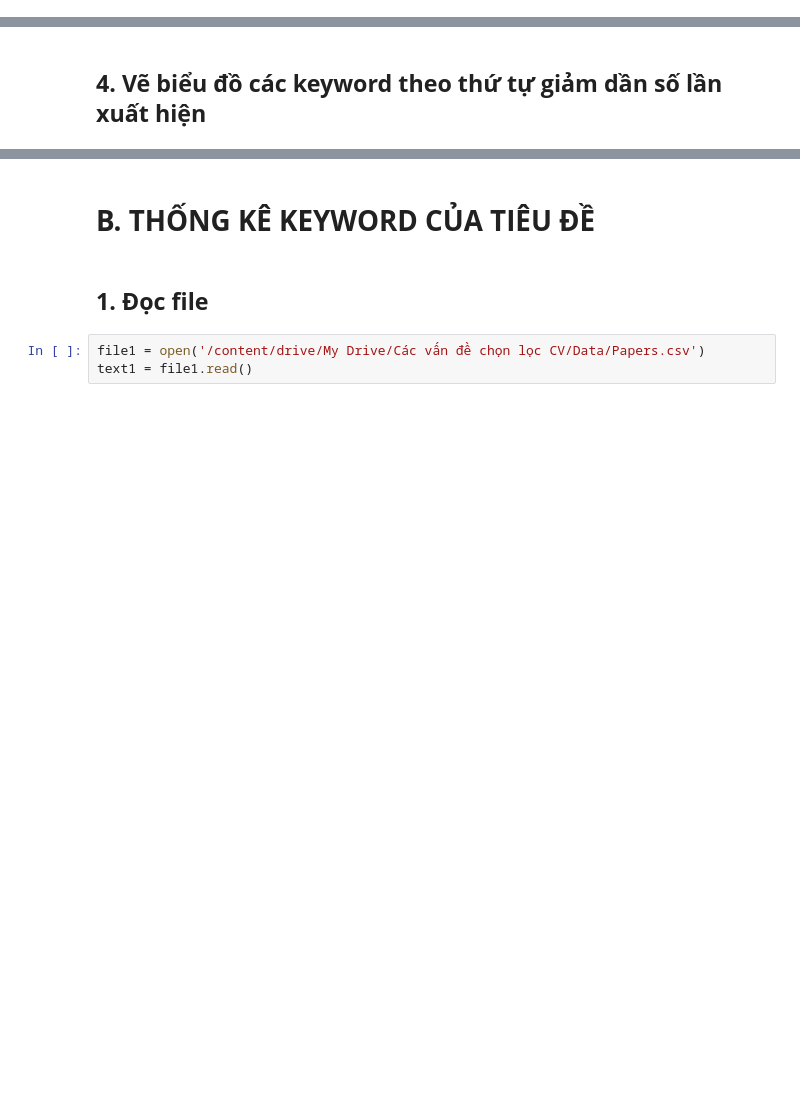
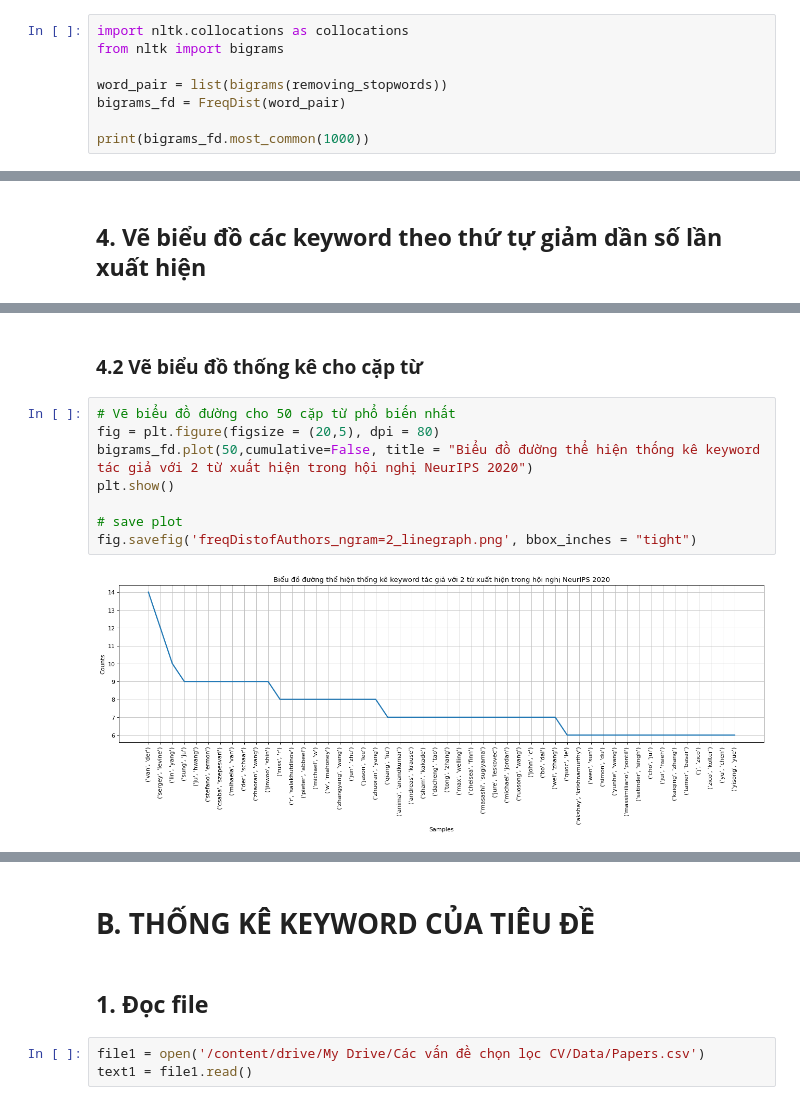
Before and after one commit to ndtuan10/Cac_van_de_chon_loc_trong_CV_CS420.M11.KHCL, a Jupyter notebook: BaiTap/BaiTap1_Thống_kê_keyword_các_bài_báo_trong_1_hội_nghị/Bài_tập_1_Thống_kê_keyword_của_tiêu_đề_tác_giả_trong_1_hội_nghị.ipynb, the cells around one changed output, grey strips where cells are left out. Drawn from its saved outputs; the diff is of its cells as text; blank space fills up the shorter version.

```diff
--- a/BaiTap/BaiTap1_Thống_kê_keyword_các_bài_báo_trong_1_hội_nghị/Bài_tập_1_Thống_kê_keyword_của_tiêu_đề_tác_giả_trong_1_hội_nghị.ipynb
+++ b/BaiTap/BaiTap1_Thống_kê_keyword_các_bài_báo_trong_1_hội_nghị/Bài_tập_1_Thống_kê_keyword_của_tiêu_đề_tác_giả_trong_1_hội_nghị.ipynb
@@ -104,0 +109,8 @@ print (fd.most_common(1000))
+# %%
+import nltk.collocations as collocations
+from nltk import bigrams
+
+word_pair = list(bigrams(removing_stopwords))
+bigrams_fd = FreqDist(word_pair)
+
+print(bigrams_fd.most_common(1000))
@@ -116,0 +162,12 @@ fig.savefig('freqDistofAuthors.png', bbox_inches = "tight")
+# %% [markdown]
+### **4.2 Vẽ biểu đồ thống kê cho cặp từ**
+# %%
+# Vẽ biểu đồ đường cho 50 cặp từ phổ biến nhất
+fig = plt.figure(figsize = (20,5), dpi = 80)
+bigrams_fd.plot(50,cumulative=False, title = "Biểu đồ đường thể hiện thống kê keyword tác giả với 2 từ xuất hiện trong hội nghị NeurIPS 2020")
+plt.show()
+
+# save plot
+fig.savefig('freqDistofAuthors_ngram=2_linegraph.png', bbox_inches = "tight")
+# %% [output]
+[figure, added]
```
Also changed, not shown: parts of 26 cells of this notebook.
